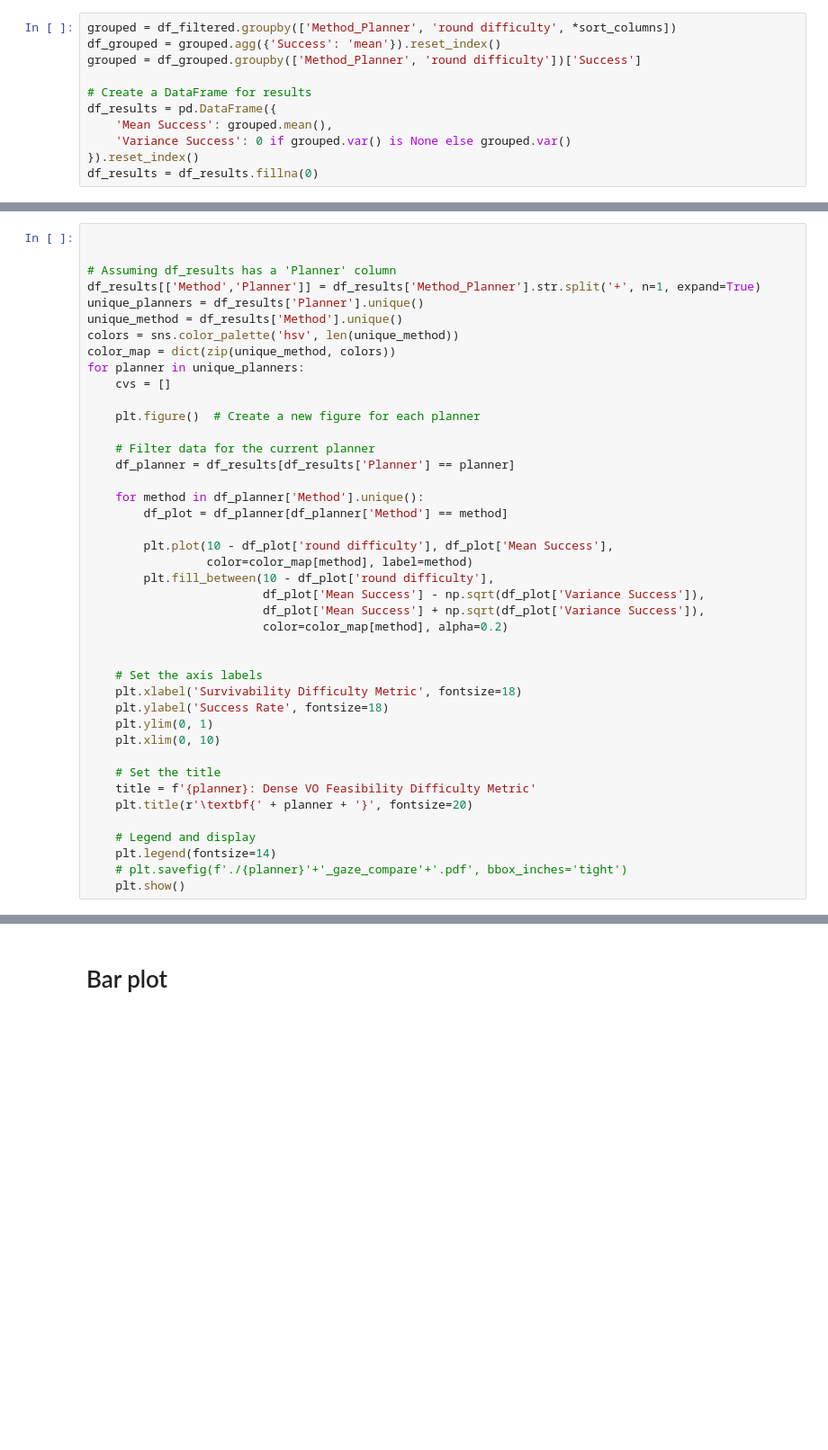
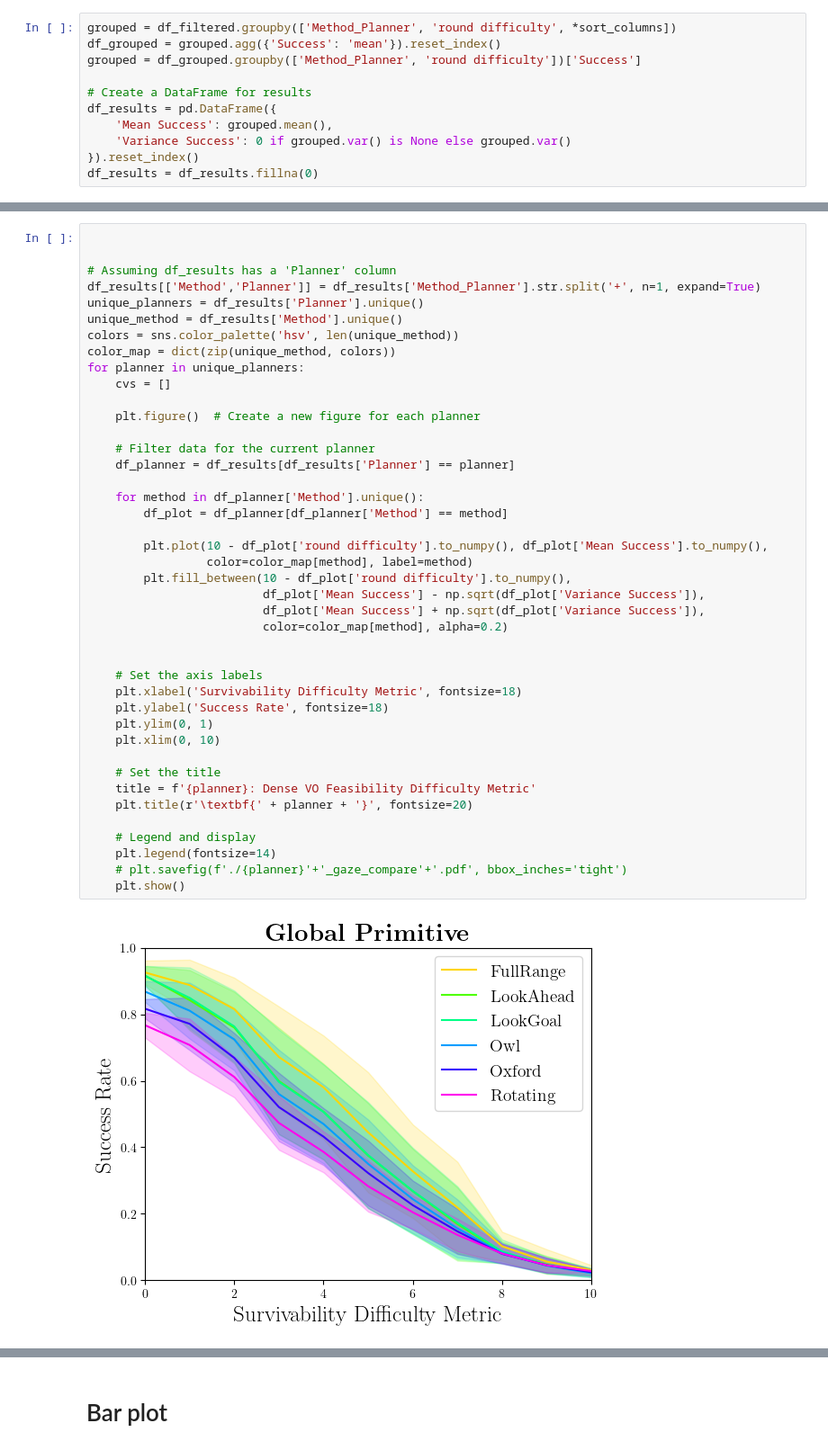
Before and after one commit to smoggy-P/gym-Drone2D-ActivePerception, a Jupyter notebook: test.ipynb, the cells around one changed output, grey strips where cells are left out. Shown at 90% size. Cells and saved outputs as stored; diff of their text form; blank space fills up the shorter version.

```diff
--- a/test.ipynb
+++ b/test.ipynb
@@ -205,32 +230,34 @@ for planner in unique_planners:
     cvs = []
 
     plt.figure()  # Create a new figure for each planner
 
     # Filter data for the current planner
     df_planner = df_results[df_results['Planner'] == planner]
 
     for method in df_planner['Method'].unique():
         df_plot = df_planner[df_planner['Method'] == method]
 
-        plt.plot(10 - df_plot['round difficulty'], df_plot['Mean Success'],
+        plt.plot(10 - df_plot['round difficulty'].to_numpy(), df_plot['Mean Success'].to_numpy(),
                  color=color_map[method], label=method)
-        plt.fill_between(10 - df_plot['round difficulty'],
+        plt.fill_between(10 - df_plot['round difficulty'].to_numpy(),
                          df_plot['Mean Success'] - np.sqrt(df_plot['Variance Success']),
                          df_plot['Mean Success'] + np.sqrt(df_plot['Variance Success']),
                          color=color_map[method], alpha=0.2)
 
 
     # Set the axis labels
     plt.xlabel('Survivability Difficulty Metric', fontsize=18)
     plt.ylabel('Success Rate', fontsize=18)
     plt.ylim(0, 1)
     plt.xlim(0, 10)
 
     # Set the title
     title = f'{planner}: Dense VO Feasibility Difficulty Metric'
     plt.title(r'\textbf{' + planner + '}', fontsize=20)
 
     # Legend and display
     plt.legend(fontsize=14)
     # plt.savefig(f'./{planner}'+'_gaze_compare'+'.pdf', bbox_inches='tight')
     plt.show()
+# %% [output]
+[figure, added]
```
Also changed, not shown: parts of 20 cells of this notebook, 5 other files.
